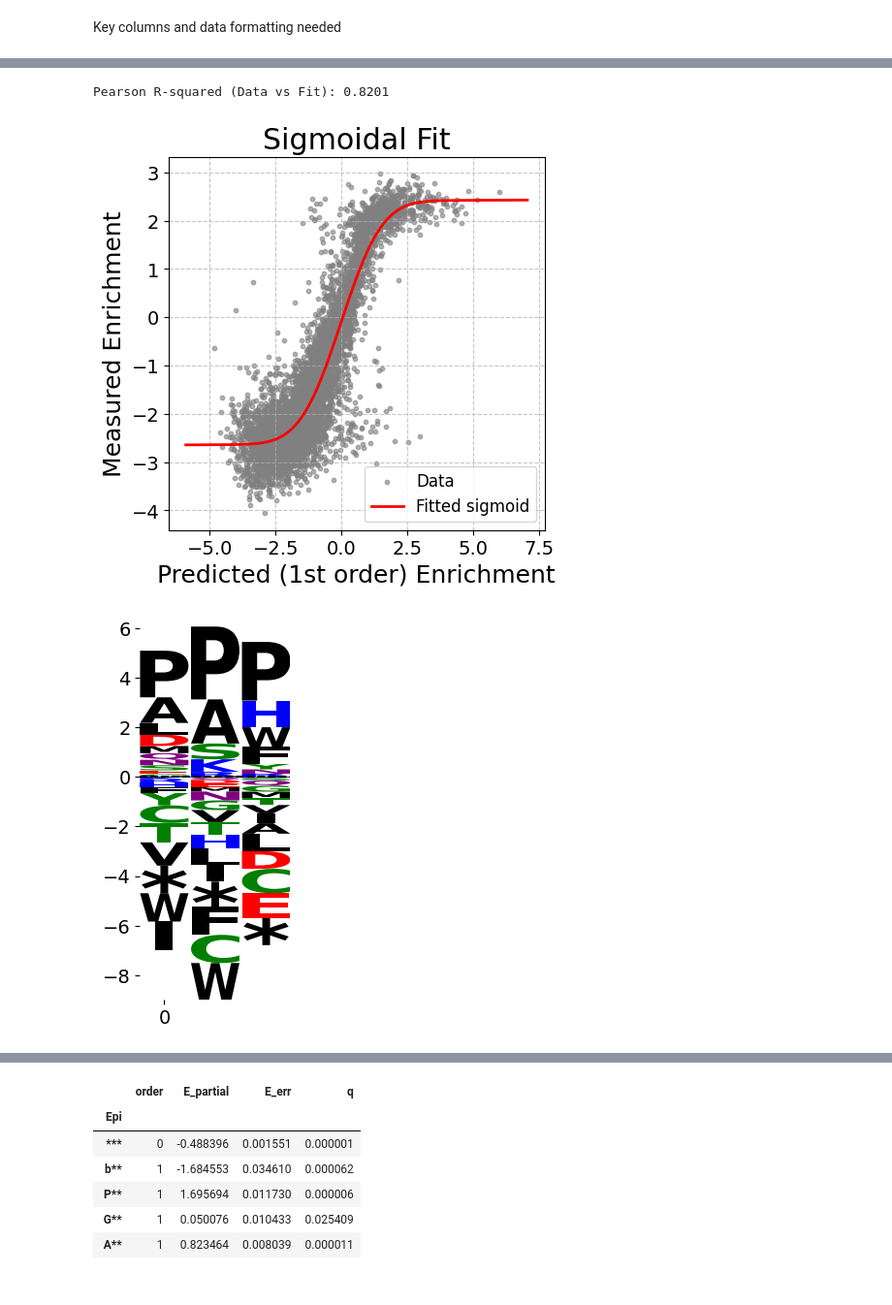
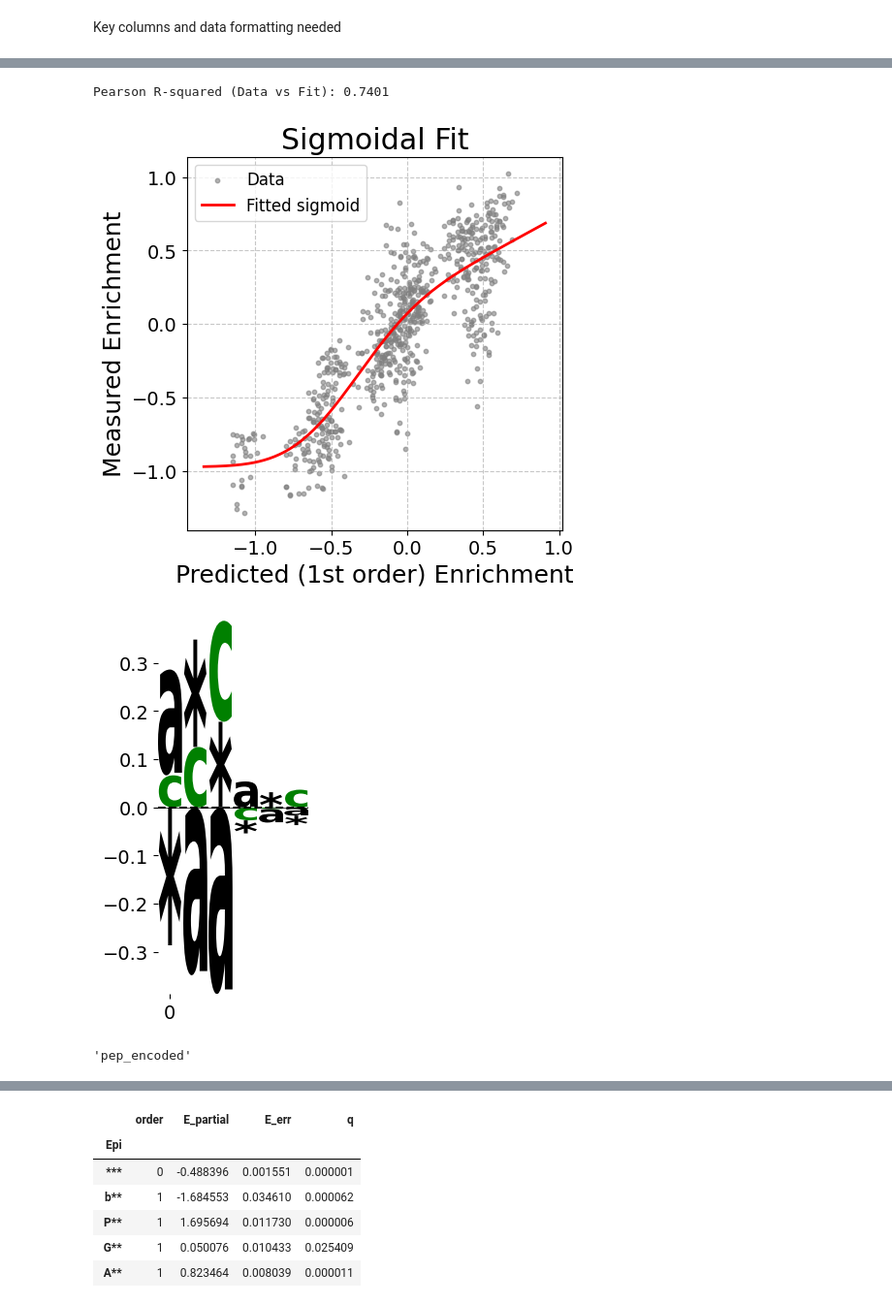
Before and after one commit to Creixell-lab/epystasis, a Jupyter notebook: Epistasis_20250821_PIN136.ipynb, the cells around one changed output, grey strips where cells are left out. Shown at 97% size. Cells and saved outputs as stored; diff of their text form; code cells hidden in the pictures.

```diff
--- a/Epistasis_20250821_PIN136.ipynb
+++ b/Epistasis_20250821_PIN136.ipynb
@@ -215,7 +216,7 @@ file_path = "/content/drive/MyDrive/epistasis/PIN1_36" # @param {"type":"string"
 os.makedirs(file_path, exist_ok=True)
 
 # @markdown Enter the file name and path of the combinatorial .csv file with peptide variant name and enrichment scores.
-Experimental_dataset_path = "https://raw.githubusercontent.com/Creixell-lab/epystasis/main/example_files/df_tang_270525.csv" # @param {"type":"string","placeholder":"PDL1"}
+Experimental_dataset_path = "https://raw.githubusercontent.com/Creixell-lab/epystasis/main/example_files/210825_PIN1_36_library.csv" # @param {"type":"string","placeholder":"PDL1"}
 df_tang = pd.read_csv(Experimental_dataset_path)#.set_index('pep')
 
 
@@ -224,29 +225,29 @@ df_tang = pd.read_csv(Experimental_dataset_path)#.set_index('pep')
 #variants_true_4xnns = pd.read_csv(Dataframe_all_variants_path, index_col =0)
 
 # @markdown Enter the number of positions involved, n
-n = 3 # @param {"type":"string","placeholder":"/content/bindcraft/example/PDL1.pdb"}
+n = int("6") # @param {"type":"string","placeholder":"/content/bindcraft/example/PDL1.pdb"}
 
 # @markdown Enter the number of amino acids involved per position, k
-k = 21 # @param {"type":"string","placeholder":"/content/bindcraft/example/PDL1.pdb"}
+k = int("3") # @param {"type":"string","placeholder":"/content/bindcraft/example/PDL1.pdb"}
 
 # @markdown Enter the identity and order of amino acids involved per position
-AA_involved = ['b','P', 'G', 'A', 'C', 'S', 'T', 'V', 'I', 'L', 'M', 'F', 'Y', 'W', 'H', 'K', 'R', 'Q', 'N', 'D', 'E'] # @param {"type":"string","placeholder":
+AA_involved = ['a','b','c'] # @param {"type":"string","placeholder":
 AA_seq_ = AA_involved
 
 ### markdown Enter the number of replicates used
 replicates_count = 1 # param {"type":"string","placeholder":""}
 
 # @markdown Enter the relevant phenotype column
-phenotype_column = 'ymean' # @param {"type":"string","placeholder":
+phenotype_column = 'PD_input_mean' # @param {"type":"string","placeholder":
 
 # @markdown Enter the relevant variant name column
-variant_column = 'pep_' # @param {"type":"string","placeholder":
+variant_column = 'pep_encoded' # @param {"type":"string","placeholder":
 df_tang['pep_mini'] = df_tang[variant_column]
 AA_seq_ = AA_involved
 df_tang = df_tang.set_index('pep_mini')
 
 e = 3
-strings = '*' * n # how long is the epistasis term, linked to n characters
+wildcard_string = '*' * n # how long is the epistasis term, linked to n characters
 new_index = np.arange(k**n)
 z1 = np.ones([k,k])
 np.fill_diagonal(z1, 0) # center of the z1 matrix is set to 0
@@ -401,7 +402,7 @@ def epistasis_value(n=n,e=e, k=k, df_tang=df,pheno='z1_abl_linear', H2_terms_ini
         ## name generator for each epistasis term code
         changes = len(variants_list_2[0]) # how many changes to do, linked to e
         for characters in variants_list_2: # iterate through each variant pair
-            strings_ = list(strings) # turn into a mutatable list
+            strings_ = list(wildcard_string) # turn into a mutatable list
             for i, chars in zip(elements_to_remove,characters):
                 # go through both elemental positions and their characters
                 strings_[int(i)] =  chars
@@ -414,8 +415,8 @@ def epistasis_value(n=n,e=e, k=k, df_tang=df,pheno='z1_abl_linear', H2_terms_ini
         positions = [elem for elem in positions if elem not in elements_to_remove] # leep remaining elements
         #print(positions + list(elements_to_remove)) # and paste them at the end of list
         positions =  positions + list(elements_to_remove) # position of interest appended to last row
-        df_tang['pep_'] = df_tang[positions].apply(lambda row: ''.join(row), axis=1) # scramble peptide to match list
-        df_tang['string_index'] =  string_indices(df_tang.pep_, alphabet, length = n)
+        df_tang['pep_2'] = df_tang[positions].apply(lambda row: ''.join(row), axis=1) # scramble peptide to match list
+        df_tang['string_index'] =  string_indices(df_tang.pep_2, alphabet, length = n)
         df_tang_ = df_tang.set_index('string_index') # a new index system to use based on alphabetical order
 
         df_dict = df_tang_[pheno].to_dict() # try to get outr the phenotypic value for an index, z_mean is pheno
@@ -611,7 +612,7 @@ def epistasis_value(n=n,e=e, k=k, df_tang=df,pheno='z1_abl_linear', H2_terms_ini
         ## name generator for each epistasis term code
         changes = len(variants_list_2[0]) # how many changes to do, linked to e
         for characters in variants_list_2: # iterate through each variant pair
-            strings_ = list(strings) # turn into a mutatable list
+            strings_ = list(wildcard_string) # turn into a mutatable list
             for i, chars in zip(elements_to_remove,characters):
                 # go through both elemental positions and their characters
                 strings_[int(i)] =  chars
@@ -811,9 +812,9 @@ df_tang
 #@title Run a First-order Calculation and Detect Outliers
 #@markdown The Outliers and Motif will be Calculated, along with a linearisation of the dataset. Data will be saved as motif.csv and outlier.csv in the specified path
 for position in range(n):
-    df_tang[str(position)] = df_tang['pep_'].str[position]
+    df_tang[str(position)] = df_tang[variant_column].str[position]
 
-#df_tang['pep_'] = df_tang['0'] + df_tang['1'] + df_tang['2']
+
 
 replicates = 1
 pheno_pre_linear = phenotype_column
@@ -825,11 +826,11 @@ weight = f'i{replicates}'
 E0 = np.nanmean(df_tang[pheno_pre_linear])
 E0_df = pd.DataFrame((['*'*n],[E0])).T
 E0_df.columns = ['Epi', 'E_partial']
-E1_df = epistasis_code(k=k, e = 1, n=n, df = df_tang, pheno = pheno_pre_linear,alphabet = ['b']+AA_seq_[1:])
+E1_df = epistasis_code(k=k, e = 1, n=n, df = df_tang, pheno = pheno_pre_linear,alphabet = AA_seq_)
 
 En_df = pd.concat([E0_df,E1_df]) # 0th, 1st order terms
 
-predicted_y_values = y_from_epi(En_df, df_tang, variant_name = 'pep_')
+predicted_y_values = y_from_epi(En_df, df_tang, variant_name = variant_column)
 
 # Assume error_function3, df_tang, pheno_pre_linear, predicted_y_values,
 # and constraints are defined as in your original code
@@ -844,6 +845,7 @@ x_data = np.array(predicted_y_values)
 try:
     params, covariance = curve_fit(error_function3, x_data, y_data,
                                    bounds=np.array(constraints).T
+                                   , p0 = [0.12023848, -0.2531591,   0.40188085,  0.02006621, -0.35848657,  6.86860176]
                                    # sigma=1/sigma_n, # Uncomment if you want weighted fit
                                    # absolute_sigma=True # Uncomment if sigma are true std.dev.
                                   )
@@ -889,39 +891,40 @@ plt.title('Sigmoidal Fit')
 plt.grid(True, linestyle='--', alpha=0.7)
 plt.show()
 
 #!!!! add in a module in the future that just gives the motif as is
 E1_df["Epi_char"] = E1_df["Epi"].str.extract(r'([^*])')
 E1_df["Epi_pos0"] = E1_df["Epi"].str.replace(r'[^*].*', '', regex=True).str.len()
 i1m = epi_to_matrix(E1_df)
 
 
-# figsize(5,5)
-# sns.heatmap(((y1m+y2m+y3m)/3).reindex(AA_seq_), cmap = 'bwr', annot = True)
-# show()
 
 
 ars_logo = logomaker.Logo(i1m.fillna(0).T,
                          color_scheme='chemistry',
                          #vpad=.1,
                          #width=0.1,
                           flip_below = False,
                           #baseline_width = 0.1,
                          #allow_nan=True,
                           figsize = (2,5)
                         )
 axhline(0,0, ls = '--', c = 'black')
 ars_logo.style_xticks(anchor=0, spacing=201, rotation=0)
 ars_logo.style_spines(visible=False)
 
 
 #outlier_df = df_tang[outliers_std_dev_mask]
 
 #outlier_df.to_csv(f'{file_path}/outliers.csv')
 i1m.reindex(AA_seq_).to_csv(f'{file_path}/motif.csv')
 # %% [output]
-Pearson R-squared (Data vs Fit): 0.8201
+Pearson R-squared (Data vs Fit): 0.7401
-[figure, old version]
+[figure, new version]
-[figure, old version]
+[figure, new version]
+# %%
+variant_column
+# %% [output]
+'pep_encoded'
 # %%
 #@title Run a Second-order Calculation and Detect Pairwise Epistasis
 #@markdown 2nd order epistasis calculations are performed after linearisation of the first order effects
```
Also changed, not shown: parts of 4 cells of this notebook.
